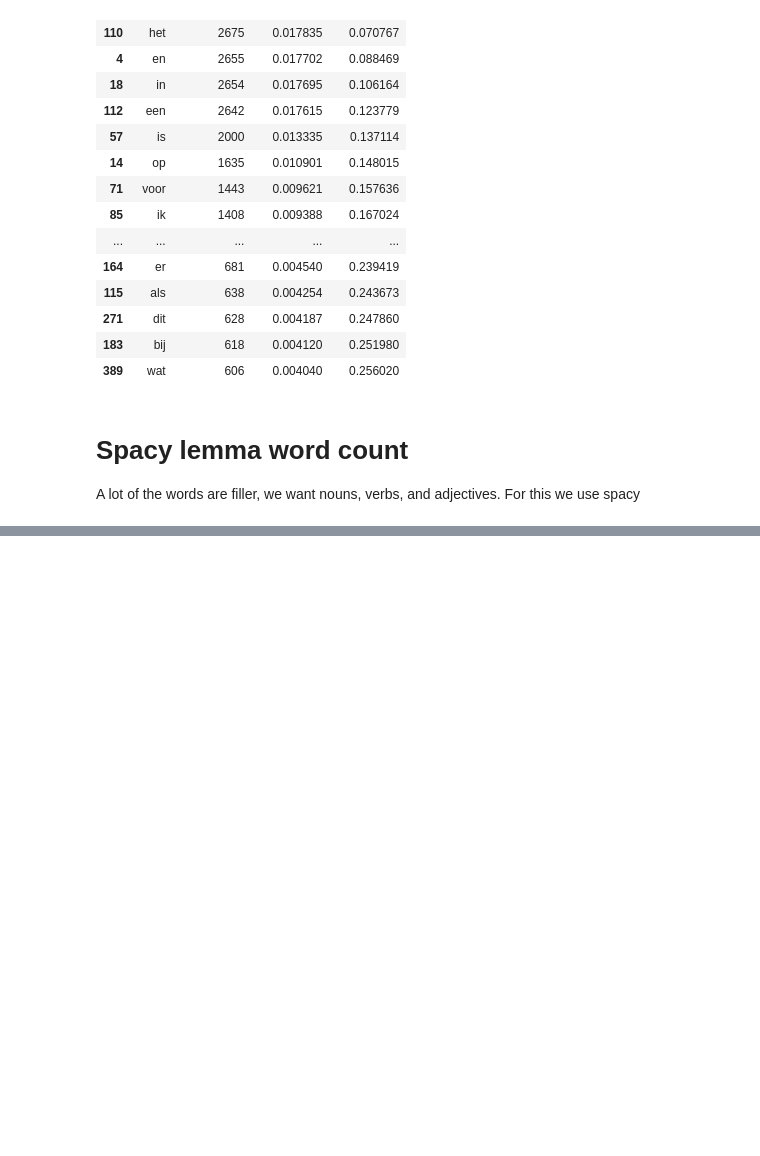
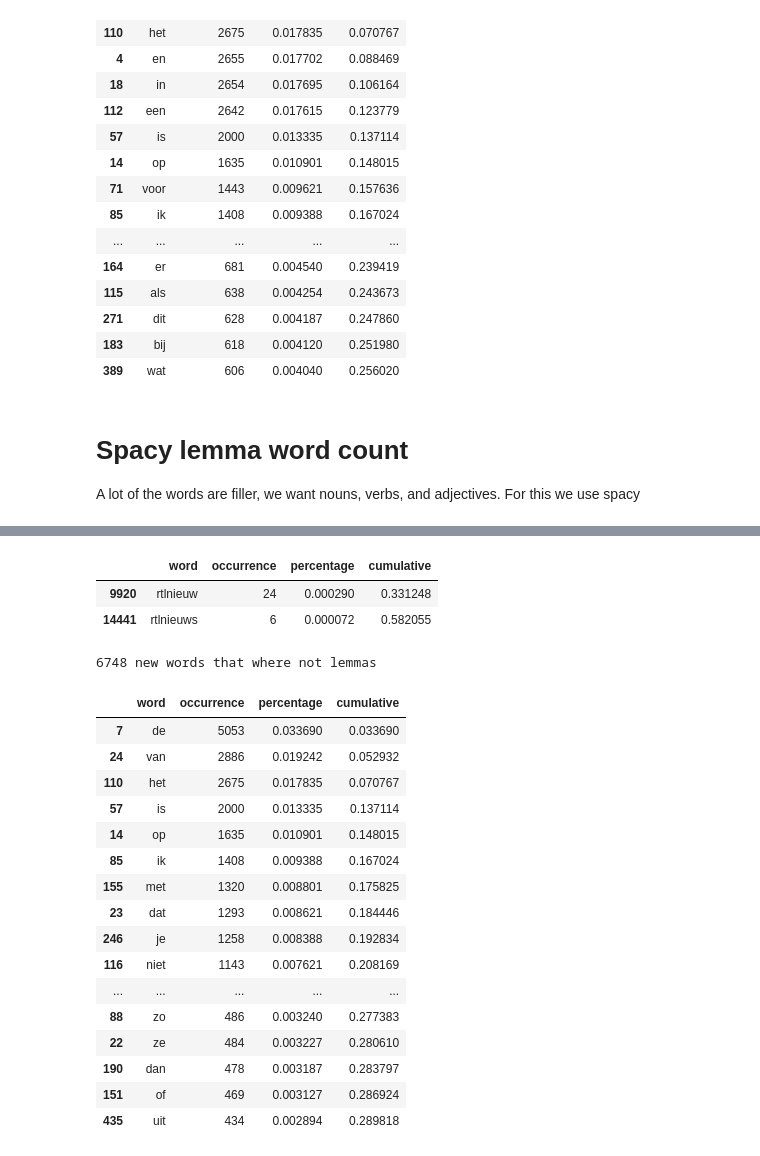
Before and after one commit to wagenrace/twitter-word-trends-NL, a Jupyter notebook: scrape_twitter/word_count.ipynb, the cells around one changed output, grey strips where cells are left out. Drawn from its saved outputs; the diff is of its cells as text; code cells hidden in the pictures; blank space fills up the shorter version.

```diff
--- a/scrape_twitter/word_count.ipynb
+++ b/scrape_twitter/word_count.ipynb
@@ -146,0 +217,30 @@ all_lemmas_df.head(n=25)
+# %%
+all_lemmas_df.loc[all_lemmas_df.word.str.startswith("rtlnieuw")]
+# %% [output]
+|  | word | occurrence | percentage | cumulative |
+| 9920 | rtlnieuw | 24 | 0.000290 | 0.331248 |
+| 14441 | rtlnieuws | 6 | 0.000072 | 0.582055 |
+# %%
+dropped_words = set(all_words_df.word).difference(set(all_lemmas_df.word))
+print(f"{len(dropped_words)} new words that where not lemmas")
+
+all_words_df.loc[all_words_df.word.isin(dropped_words)].head(25)
+# %% [output]
+6748 new words that where not lemmas
+|  | word | occurrence | percentage | cumulative |
+| 7 | de | 5053 | 0.033690 | 0.033690 |
+| 24 | van | 2886 | 0.019242 | 0.052932 |
+| 110 | het | 2675 | 0.017835 | 0.070767 |
+| 57 | is | 2000 | 0.013335 | 0.137114 |
+| 14 | op | 1635 | 0.010901 | 0.148015 |
+| 85 | ik | 1408 | 0.009388 | 0.167024 |
+| 155 | met | 1320 | 0.008801 | 0.175825 |
+| 23 | dat | 1293 | 0.008621 | 0.184446 |
+| 246 | je | 1258 | 0.008388 | 0.192834 |
+| 116 | niet | 1143 | 0.007621 | 0.208169 |
+| ... | ... | ... | ... | ... |
+| 88 | zo | 486 | 0.003240 | 0.277383 |
+| 22 | ze | 484 | 0.003227 | 0.280610 |
+| 190 | dan | 478 | 0.003187 | 0.283797 |
+| 151 | of | 469 | 0.003127 | 0.286924 |
+| 435 | uit | 434 | 0.002894 | 0.289818 |
```
Also changed, not shown: parts of 9 cells of this notebook, 1 other file.
